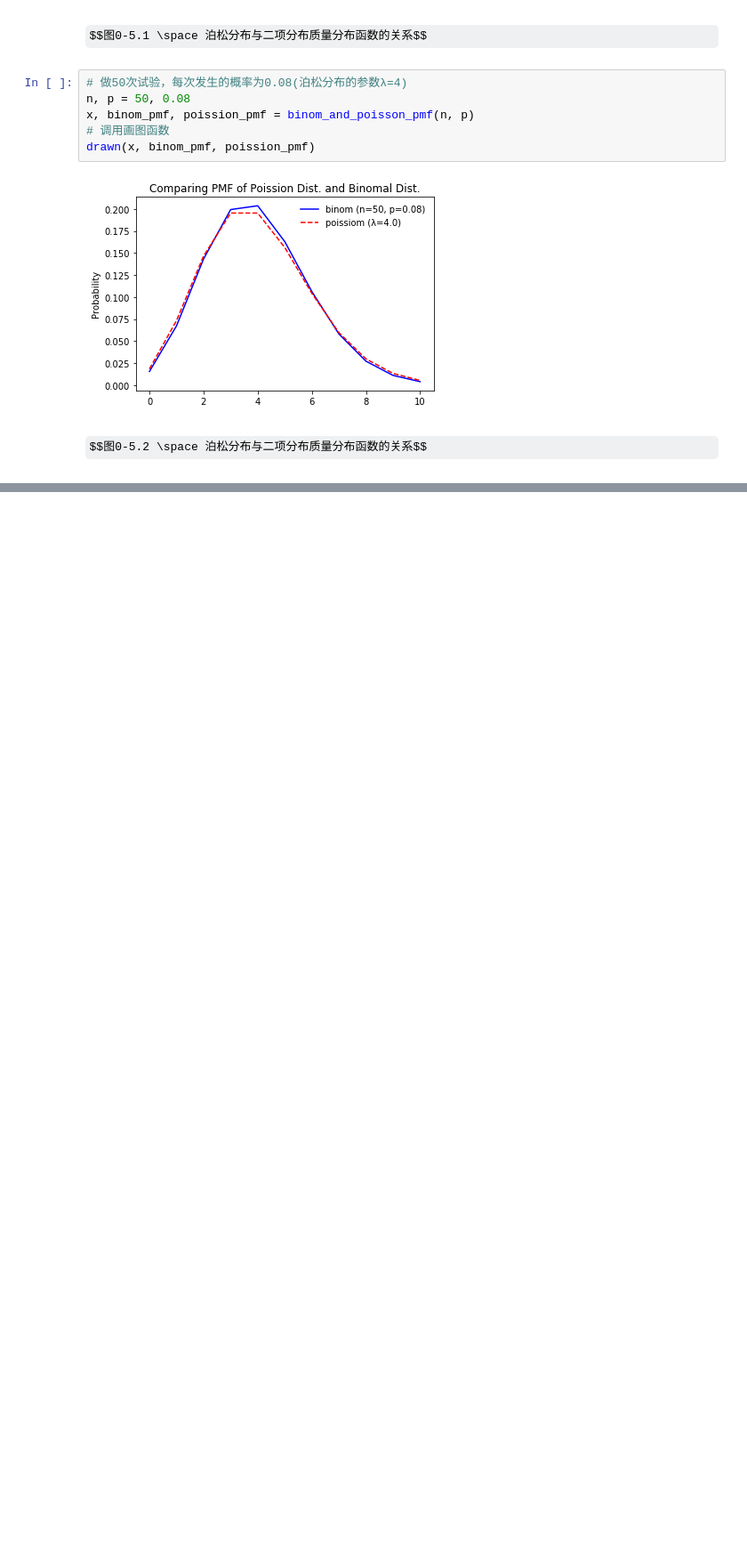
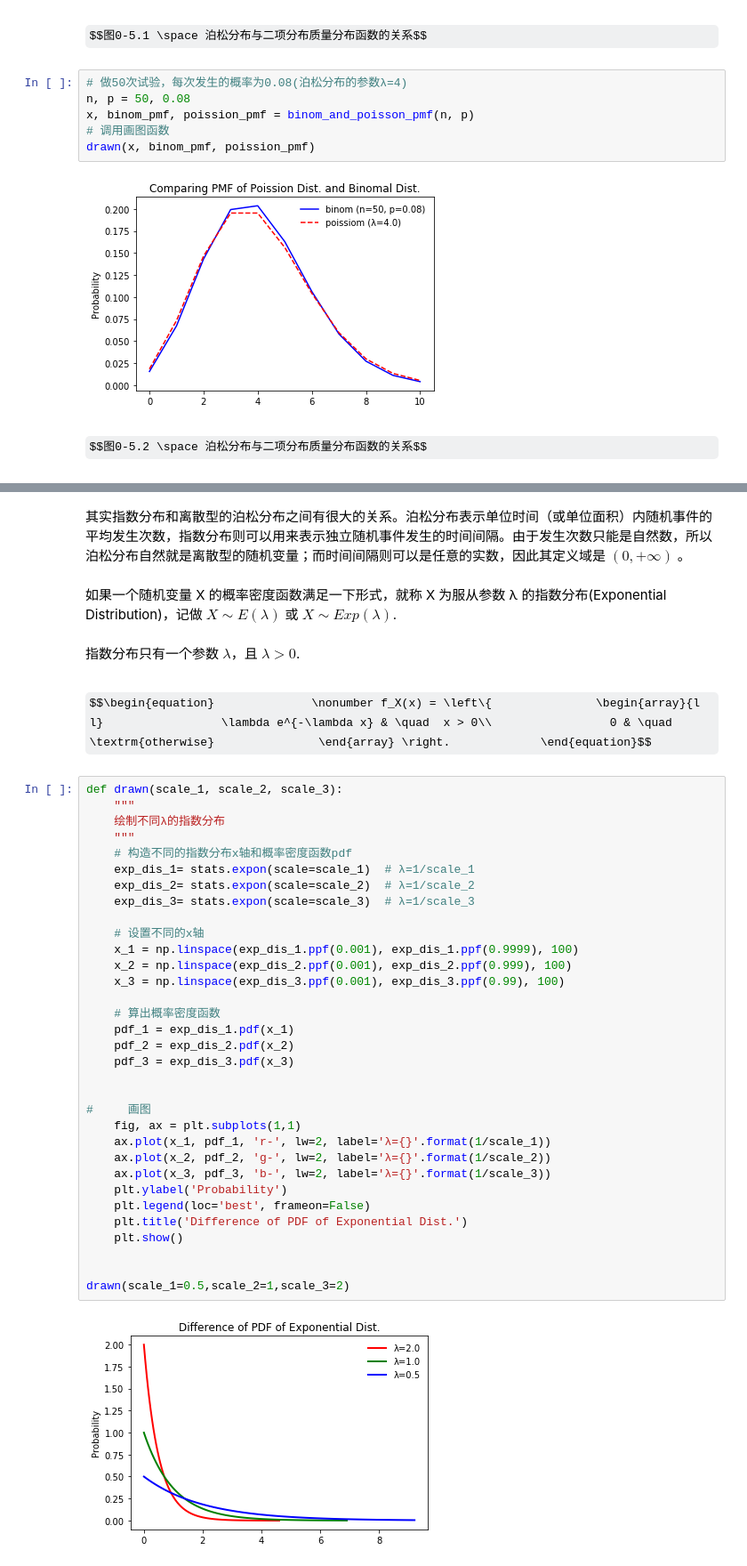
Before and after one commit to Laishuxin/Probability_theory_and_mathematical_statistics, a Jupyter notebook: 2_Random_variable_and_its_distribution.ipynb, the cells around one changed output, grey strips where cells are left out. Shown at 89% size. Drawn from its saved outputs; the diff is of its cells as text; some formulas as TeX source; blank space fills up the shorter version.

```diff
--- a/2_Random_variable_and_its_distribution.ipynb
+++ b/2_Random_variable_and_its_distribution.ipynb
@@ -467,0 +499,44 @@ $$图0-5.2 \space 泊松分布与二项分布质量分布函数的关系$$
+# %% [markdown]
+其实指数分布和离散型的泊松分布之间有很大的关系。泊松分布表示单位时间（或单位面积）内随机事件的平均发生次数，指数分布则可以用来表示独立随机事件发生的时间间隔。由于发生次数只能是自然数，所以泊松分布自然就是离散型的随机变量；而时间间隔则可以是任意的实数，因此其定义域是 $(0,+∞)$
+。
+# %% [markdown]
+如果一个随机变量 X 的概率密度函数满足一下形式，就称 X 为服从参数 λ 的指数分布(Exponential Distribution)，记做 $X∼E(λ)$ 或 $X∼Exp(λ)$.
+# %% [markdown]
+指数分布只有一个参数 $λ$，且 $λ>0$.
+# %% [markdown]
+$$\begin{equation}              \nonumber f_X(x) = \left\{               \begin{array}{l l}                 \lambda e^{-\lambda x} & \quad  x > 0\\                 0 & \quad \textrm{otherwise}               \end{array} \right.             \end{equation}$$
+# %%
+def drawn(scale_1, scale_2, scale_3):
+    """
+    绘制不同λ的指数分布
+    """
+    # 构造不同的指数分布x轴和概率密度函数pdf
+    exp_dis_1= stats.expon(scale=scale_1)  # λ=1/scale_1
+    exp_dis_2= stats.expon(scale=scale_2)  # λ=1/scale_2
+    exp_dis_3= stats.expon(scale=scale_3)  # λ=1/scale_3
+
+    # 设置不同的x轴
+    x_1 = np.linspace(exp_dis_1.ppf(0.001), exp_dis_1.ppf(0.9999), 100)
+    x_2 = np.linspace(exp_dis_2.ppf(0.001), exp_dis_2.ppf(0.999), 100)
+    x_3 = np.linspace(exp_dis_3.ppf(0.001), exp_dis_3.ppf(0.99), 100)
+
+    # 算出概率密度函数
+    pdf_1 = exp_dis_1.pdf(x_1)
+    pdf_2 = exp_dis_2.pdf(x_2)
+    pdf_3 = exp_dis_3.pdf(x_3)
+
+
+#     画图
+    fig, ax = plt.subplots(1,1)
+    ax.plot(x_1, pdf_1, 'r-', lw=2, label='λ={}'.format(1/scale_1))
+    ax.plot(x_2, pdf_2, 'g-', lw=2, label='λ={}'.format(1/scale_2))
+    ax.plot(x_3, pdf_3, 'b-', lw=2, label='λ={}'.format(1/scale_3))
+    plt.ylabel('Probability')
+    plt.legend(loc='best', frameon=False)
+    plt.title('Difference of PDF of Exponential Dist.')
+    plt.show()
+
+
+drawn(scale_1=0.5,scale_2=1,scale_3=2)
+# %% [output]
+[figure, added]
```
Also changed, not shown: parts of 23 cells of this notebook.
